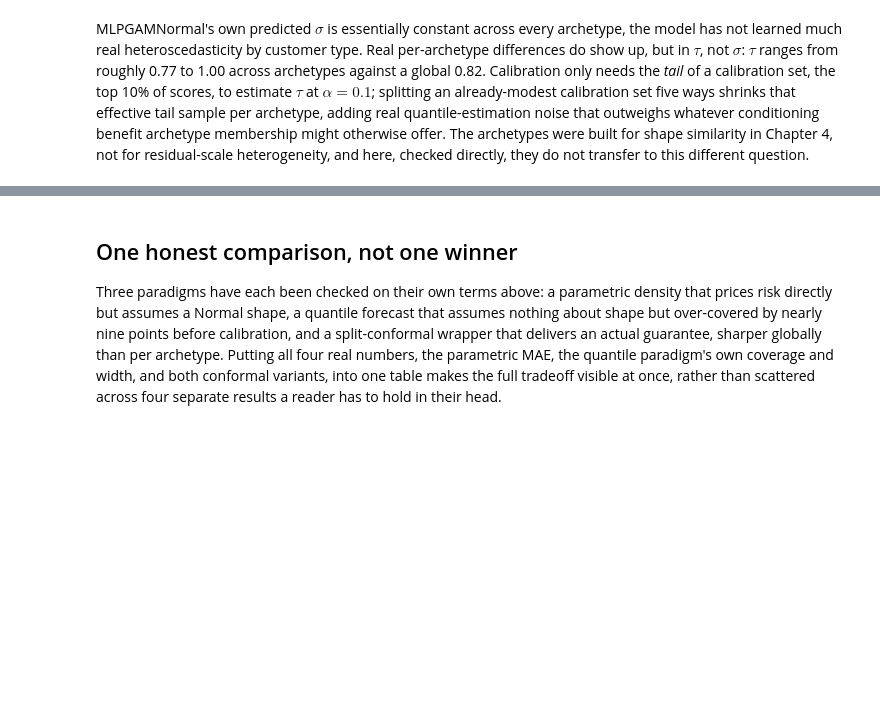
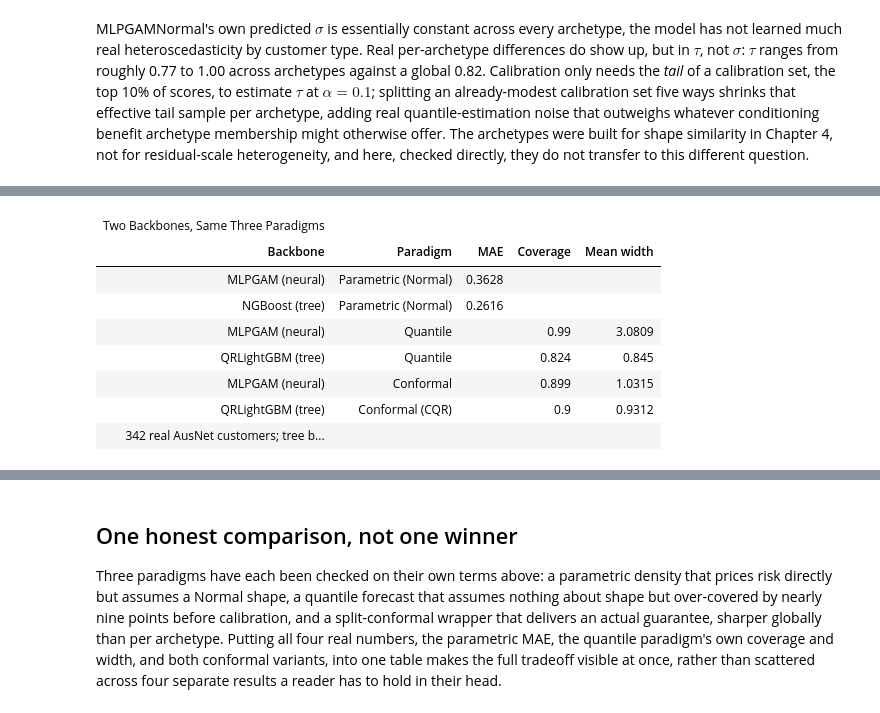
Before and after one commit to sambaiga/ml-energy-disaggregation, a Jupyter notebook: book/05-forecasting/03-probabilistic-forecasting-code.ipynb, the cells around one changed output, grey strips where cells are left out. Saved outputs shown, nothing was run; the diff lists cells and outputs as text; code cells hidden in the pictures; blank space fills up the shorter version.

```diff
--- a/book/05-forecasting/03-probabilistic-forecasting-code.ipynb
+++ b/book/05-forecasting/03-probabilistic-forecasting-code.ipynb
@@ -473,0 +674,47 @@ different question.
+# %%
+backbone_rows = pd.DataFrame(
+    [
+        {"Backbone": "MLPGAM (neural)", "Paradigm": "Parametric (Normal)", "MAE": round(float(normal_mae), 4)},
+        {"Backbone": "NGBoost (tree)", "Paradigm": "Parametric (Normal)", "MAE": round(float(ngb_mae), 4)},
+        {
+            "Backbone": "MLPGAM (neural)",
+            "Paradigm": "Quantile",
+            "Coverage": round(float(fpqr_picp), 3),
+            "Mean width": round(float(fpqr_width), 4),
+        },
+        {
+            "Backbone": "QRLightGBM (tree)",
+            "Paradigm": "Quantile",
+            "Coverage": round(float(lgbm_picp), 3),
+            "Mean width": round(float(lgbm_width), 4),
+        },
+        {
+            "Backbone": "MLPGAM (neural)",
+            "Paradigm": "Conformal",
+            "Coverage": round(cov_g, 3),
+            "Mean width": round(width_g, 4),
+        },
+        {
+            "Backbone": "QRLightGBM (tree)",
+            "Paradigm": "Conformal (CQR)",
+            "Coverage": round(cov_cqr, 3),
+            "Mean width": round(width_cqr, 4),
+        },
+    ]
+)
+themed_gt(
+    GT(backbone_rows)
+    .tab_header(title=md("**Two Backbones, Same Three Paradigms**"))
+    .tab_source_note(f"342 real AusNet customers; tree backbone trained on a {TREE_TRAIN_SIZE:,}-window subsample"),
+    n_rows=len(backbone_rows),
+)
+# %% [output]
+| Two Backbones, Same Three Paradigms |  |  |  |  |
+| Backbone | Paradigm | MAE | Coverage | Mean width |
+| MLPGAM (neural) | Parametric (Normal) | 0.3628 |  |  |
+| NGBoost (tree) | Parametric (Normal) | 0.2616 |  |  |
+| MLPGAM (neural) | Quantile |  | 0.99 | 3.0809 |
+| QRLightGBM (tree) | Quantile |  | 0.824 | 0.845 |
+| MLPGAM (neural) | Conformal |  | 0.899 | 1.0315 |
+| QRLightGBM (tree) | Conformal (CQR) |  | 0.9 | 0.9312 |
+| 342 real AusNet customers; tree b... |  |  |  |  |
```
Also changed, not shown: parts of 18 cells of this notebook, 3 other files.
